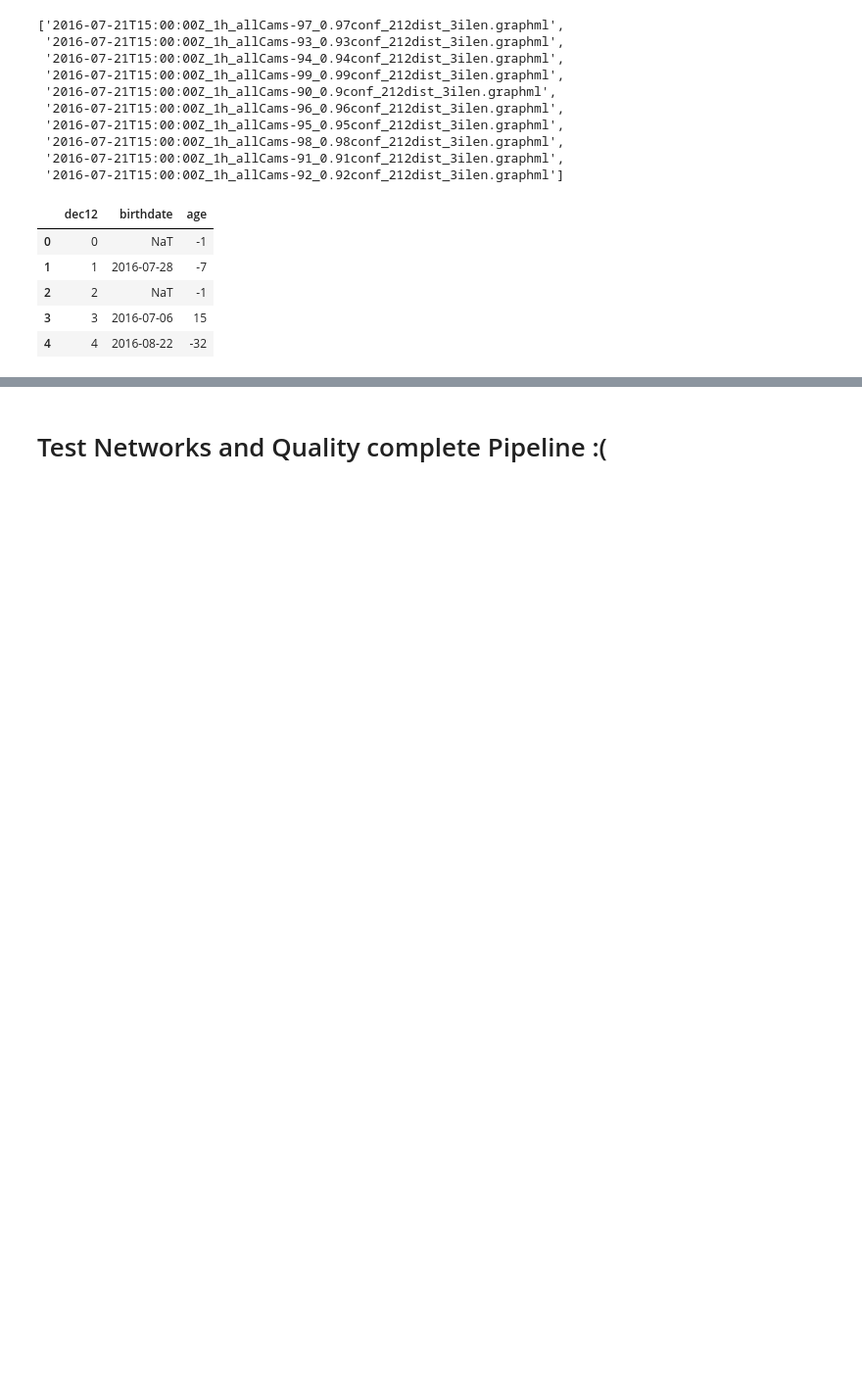
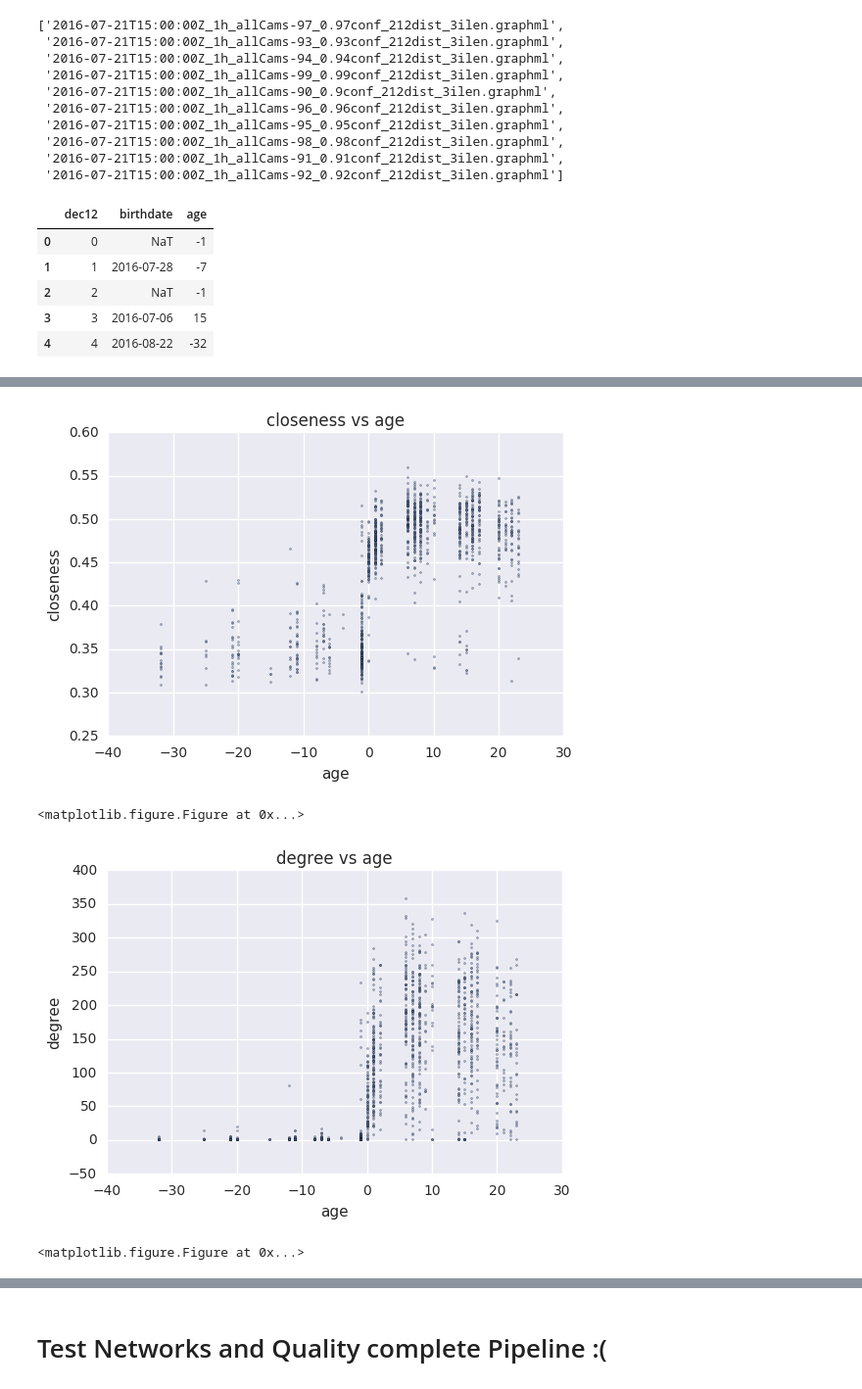
Before and after one commit to aschle/bees-sna, a Jupyter notebook: bib/TestConfDayNetwork.ipynb, the cells around one changed output, grey strips where cells are left out. Shown: that part at 98% size. Saved outputs shown, nothing was run; the diff lists cells and outputs as text; code cells hidden in the pictures; blank space fills up the shorter version.

```diff
--- a/bib/TestConfDayNetwork.ipynb
+++ b/bib/TestConfDayNetwork.ipynb
@@ -104,0 +172,9 @@ DataFrame(stat, columns=['conf', 'total', 'wrong', 'wrongP'])
+# %%
+w99, c99, ids99 = getDFstat(g99)
+# %%
+plotting(ids99, w99, c99, g99)
+# %% [output]
+[figure, added]
+<matplotlib.figure.Figure at 0x...>
+[figure, added]
+<matplotlib.figure.Figure at 0x...>
```
Also changed, not shown: parts of 26 cells of this notebook, 4 other files.
